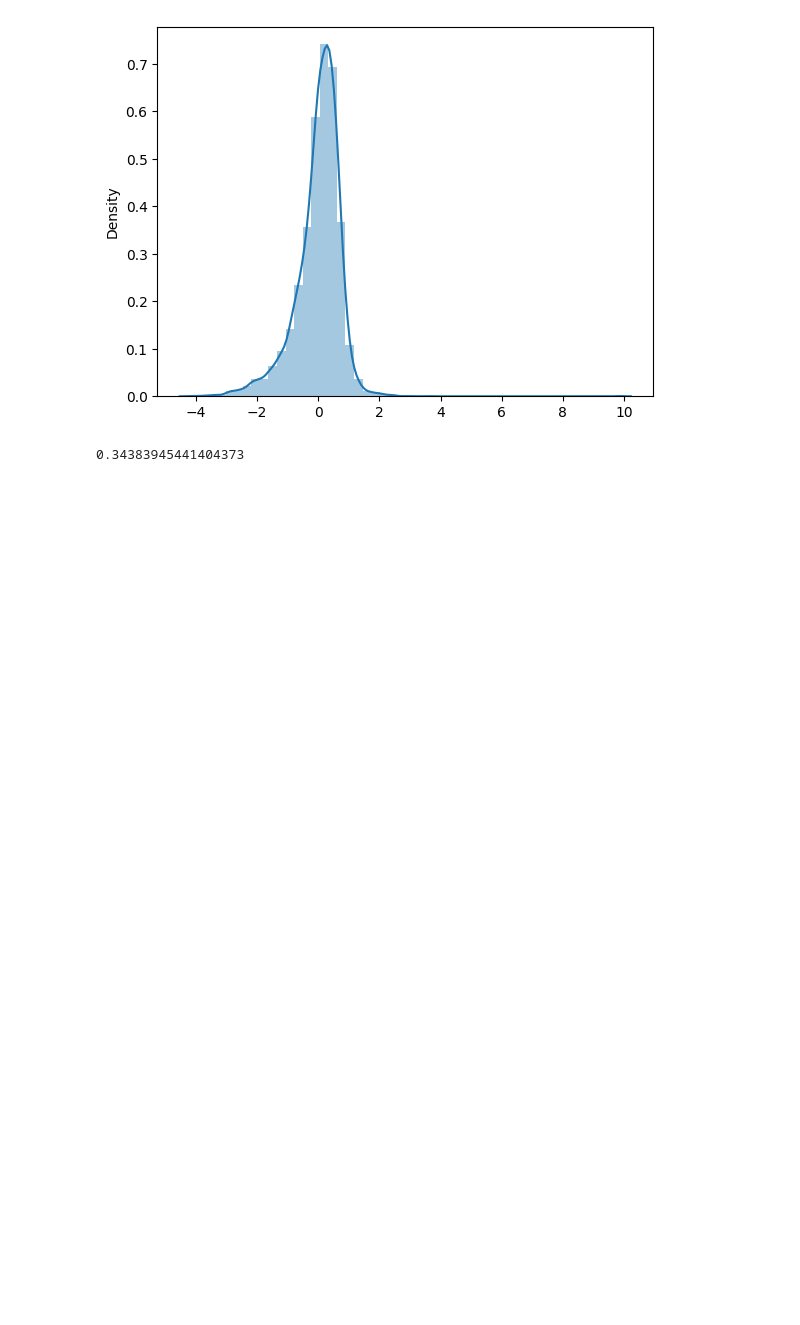
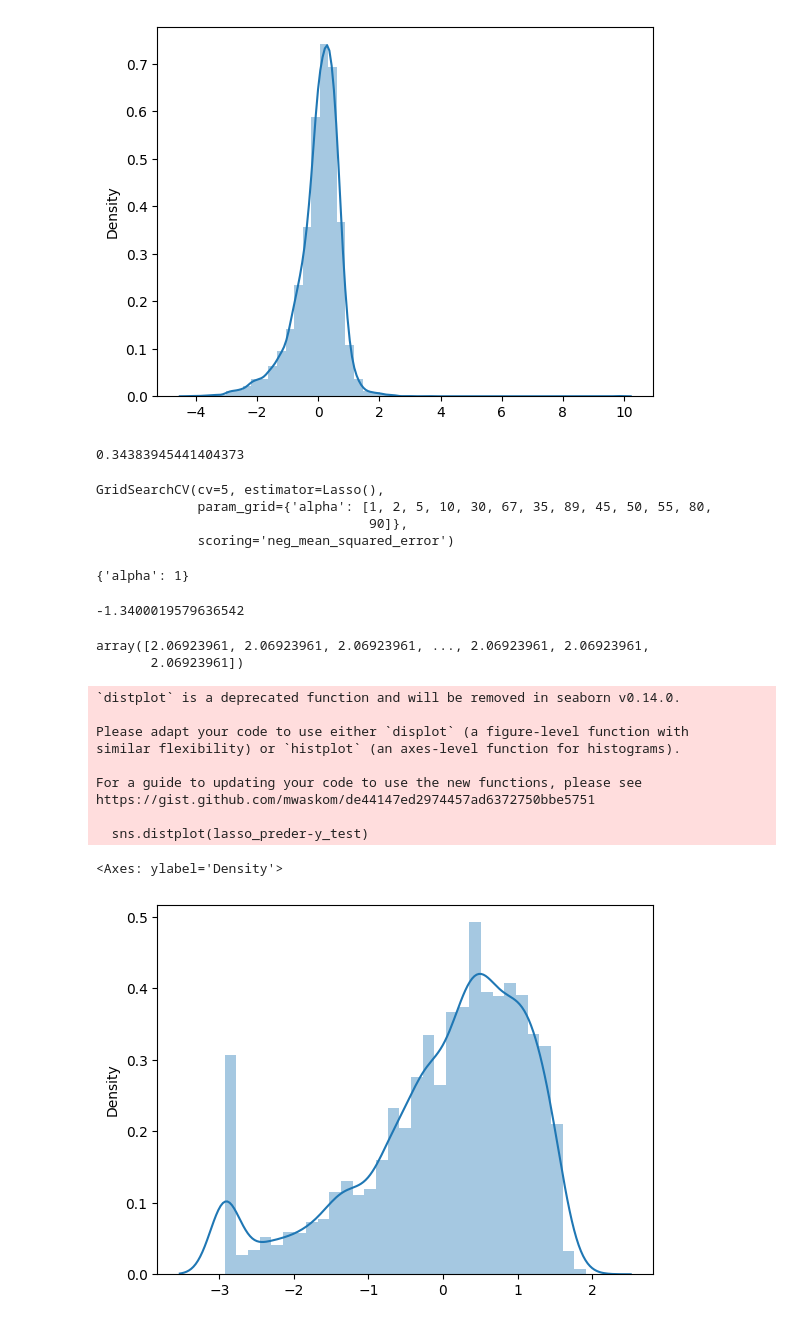
Before and after one commit to sachinrawat6264384464/ridge-and-lasso-regression-, a Jupyter notebook: ridge and lasso regression.ipynb, the cells around one changed output. Cells and saved outputs as stored; diff of their text form; code cells hidden in the pictures; blank space fills up the shorter version.

Commit message:
we just apply lasso regression (l1 regularization) for optimized that

```diff
--- a/ridge and lasso regression.ipynb
+++ b/ridge and lasso regression.ipynb
@@ -124,3 +124,43 @@ score=r2_score(ridge_preder,y_test)
 score
 # %% [output]
 0.34383945441404373
+# %%
+from sklearn.linear_model import Lasso
+from sklearn.model_selection import GridSearchCV
+lasso=Lasso()
+parameters={'alpha':[1,2,5,10,30,67,35,89,45,50,55,80,90]}
+lasso_regressor=GridSearchCV(lasso,parameters,scoring='neg_mean_squared_error',cv=5)
+lasso_regressor.fit(X_train,y_train)
+# %% [output]
+GridSearchCV(cv=5, estimator=Lasso(),
+             param_grid={'alpha': [1, 2, 5, 10, 30, 67, 35, 89, 45, 50, 55, 80,
+                                   90]},
+             scoring='neg_mean_squared_error')
+# %%
+print(lasso_regressor.best_params_)
+# %% [output]
+{'alpha': 1}
+# %%
+print(lasso_regressor.best_score_)
+# %% [output]
+-1.3400019579636542
+# %%
+lasso_preder=lasso_regressor.predict(X_test)
+lasso_preder
+# %% [output]
+array([2.06923961, 2.06923961, 2.06923961, ..., 2.06923961, 2.06923961,
+       2.06923961])
+# %%
+sns.distplot(lasso_preder-y_test)
+# %% [output]
+`distplot` is a deprecated function and will be removed in seaborn v0.14.0.
+
+Please adapt your code to use either `displot` (a figure-level function with
+similar flexibility) or `histplot` (an axes-level function for histograms).
+
+For a guide to updating your code to use the new functions, please see
+https://gist.github.com/mwaskom/de44147ed2974457ad6372750bbe5751
+
+  sns.distplot(lasso_preder-y_test)
+<Axes: ylabel='Density'>
+[figure, added]
```
